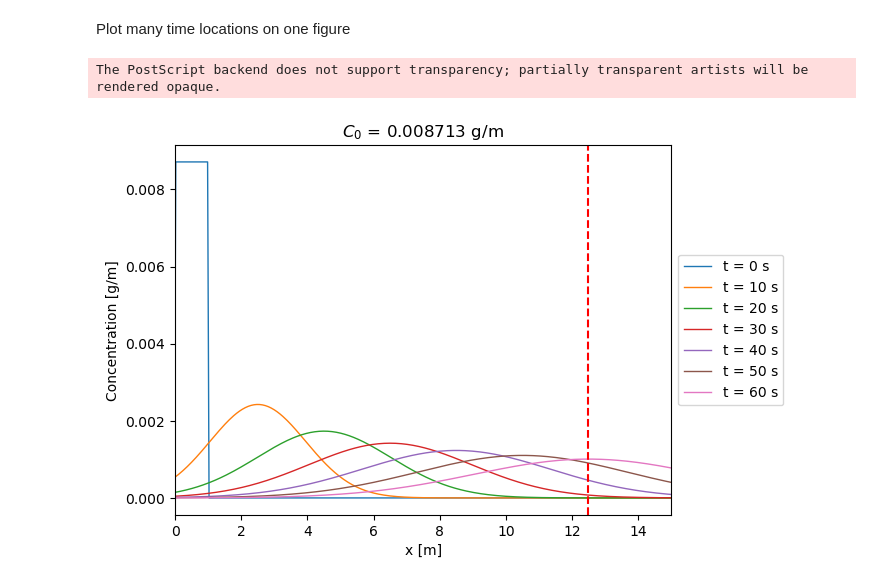
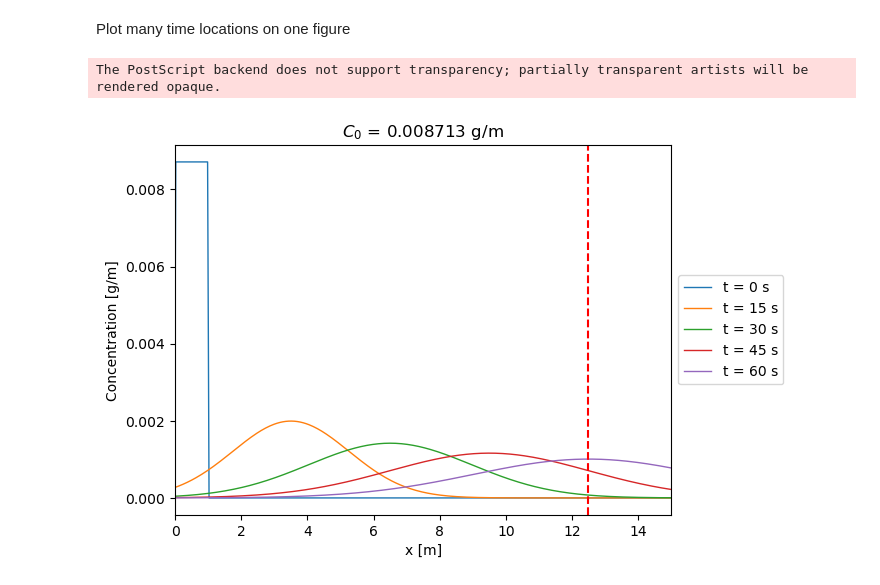
Before and after one commit to mattrflew/ind-maths-project-1-group-10, a Jupyter notebook: verify_analytical_solution.ipynb, the cells around one changed output. Saved outputs shown, nothing was run; the diff lists cells and outputs as text; code cells hidden in the pictures.

```diff
--- a/verify_analytical_solution.ipynb
+++ b/verify_analytical_solution.ipynb
@@ -113,7 +119,7 @@ if save_fig:
 # %% [markdown]
 Plot many time locations on one figure
 # %%
-delta_t = 10
+delta_t = 15
 t_to_plot = np.arange(0, 60 + delta_t, delta_t)
 
 heart_loc = 12.5
@@ -122,31 +128,31 @@ C_heart = U[index_closest,-1]
 
 
 fig, ax = plt.subplots()
 for tt in t_to_plot:
     index_closest = (np.abs(t - tt)).argmin()
     ax.plot(x, U[:, index_closest], '-', linewidth = 1, label=f't = {tt} s')
 
     # if tt == 60:
     #     ax.axhline(y=C_heart, color='b', linestyle='--', label= f'Cf = {round(C_heart, 4)}')
     #     ax.text(x=12, y=C_heart, s=f'Cf = {round(C_heart, 4)}', color='b', va='bottom', ha='left')
 
 ax.set_xlabel('x [m]')
 ax.set_ylabel('Concentration [g/m]')
 ax.set_xlim([0,15])
 
 # ax.legend()
 ax.legend(loc="center left", bbox_to_anchor=(1, 0.5))
 
 ax.axvline(x=heart_loc, color='r', linestyle='--')
 
 title_str = f'$C_0$ = {C0} g/m'
 ax.set_title(title_str)
 
 if save_fig:
     plt.savefig("images/concentration_over_time.eps", format="eps")
 
 
 plt.show()
 # %% [output]
 The PostScript backend does not support transparency; partially transparent artists will be rendered opaque.
-[figure, old version]
+[figure, new version]
```
Also changed, not shown: parts of 2 cells of this notebook, 10 other files.
